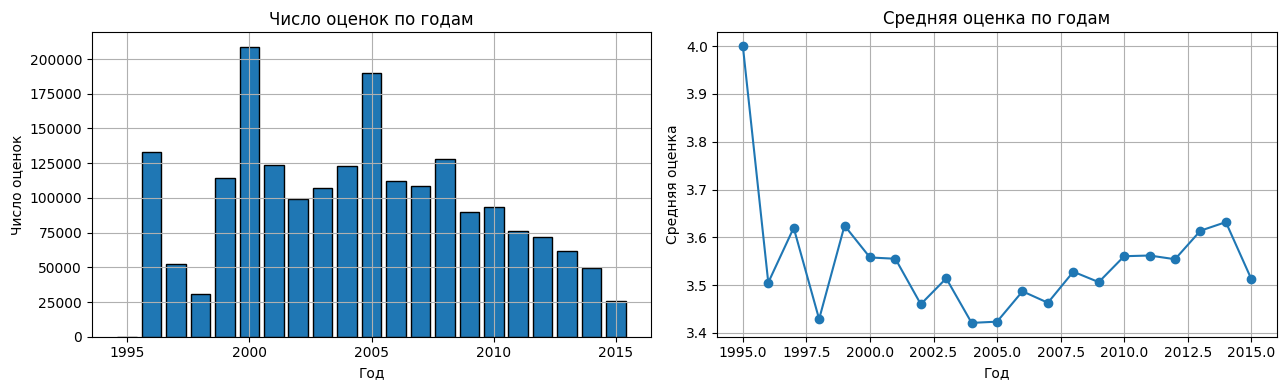
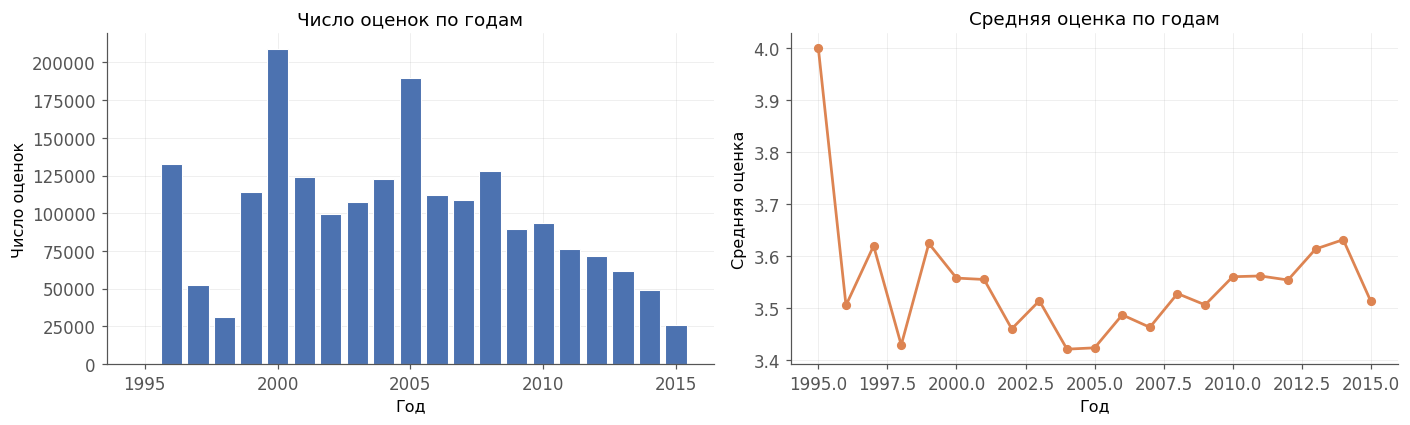
The change to this notebook cell's code, shown as a diff; its figure went from the first image to the second:
--- before
+++ after
@@ -9,10 +9,10 @@
 fig, axes = plt.subplots(1, 2, figsize=(13, 4))
 
-axes[0].bar(year_stats.index, year_stats["count"], edgecolor="black")
+axes[0].bar(year_stats.index, year_stats["count"], edgecolor="white", color="#4c72b0")
 axes[0].set_xlabel("Год")
 axes[0].set_ylabel("Число оценок")
 axes[0].set_title("Число оценок по годам")
 
-axes[1].plot(year_stats.index, year_stats["mean"], marker="o")
+axes[1].plot(year_stats.index, year_stats["mean"], marker="o", color="#dd8452")
 axes[1].set_xlabel("Год")
 axes[1].set_ylabel("Средняя оценка")

Commit: visual